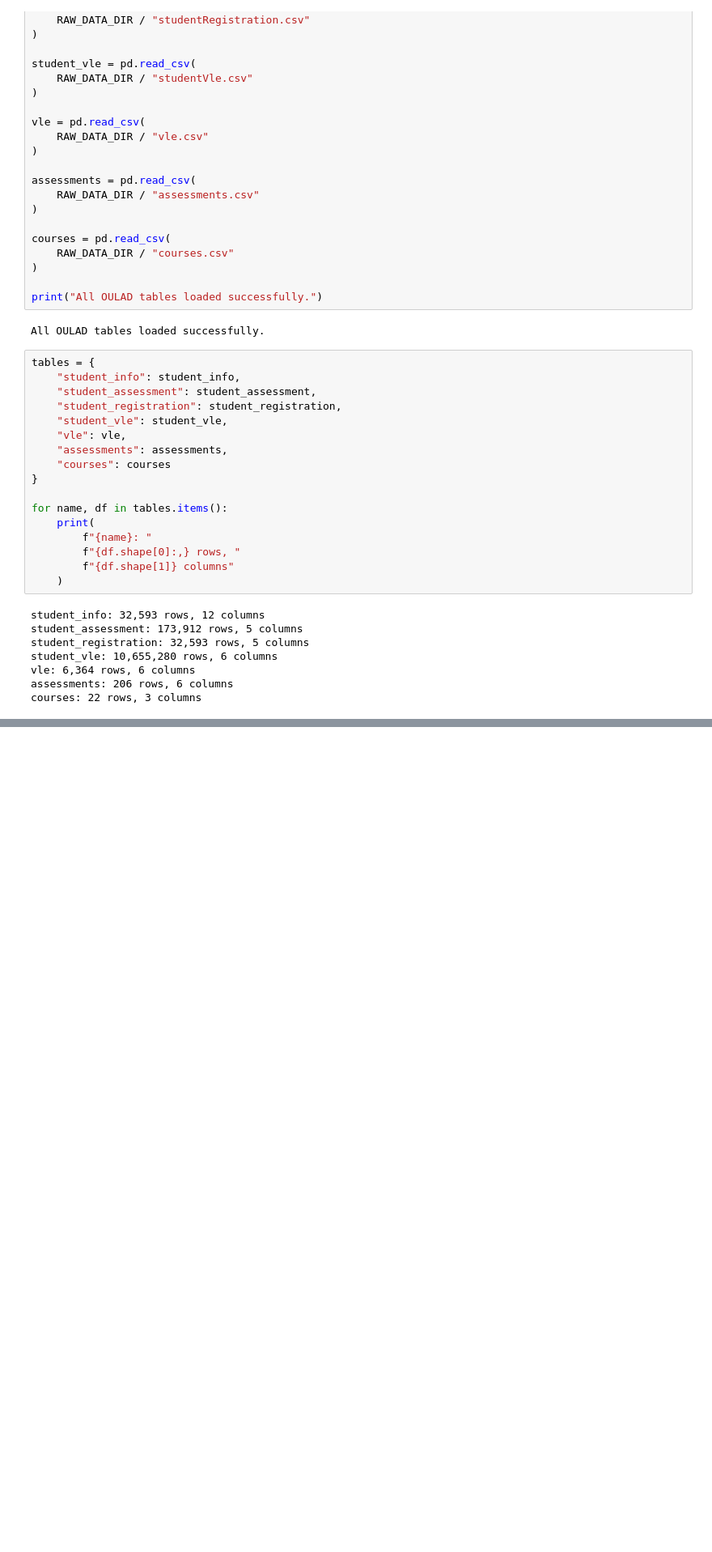
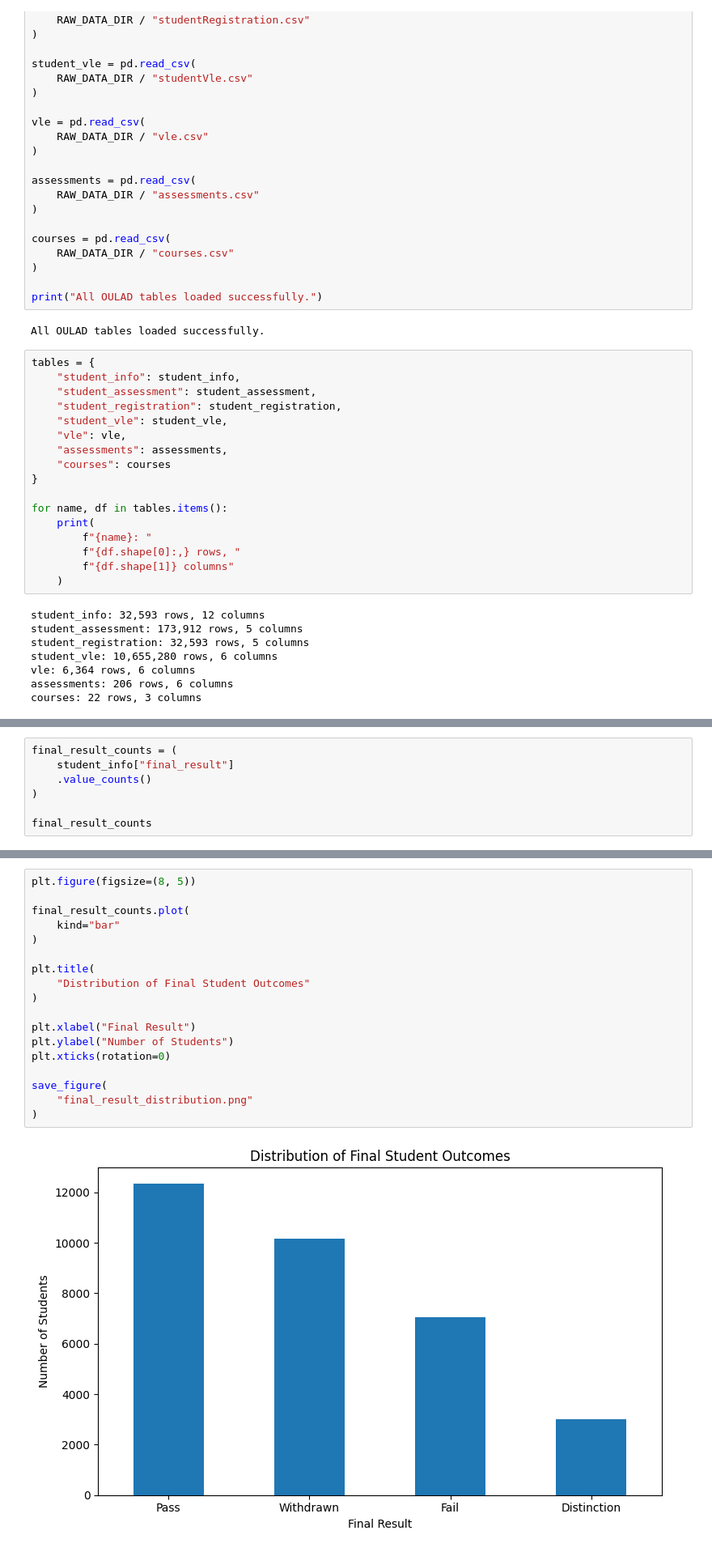
Before and after one commit to maverick8675309/seaid-framework, a Jupyter notebook: Notebooks/01_data_exploration.ipynb, the cells around one changed output, grey strips where cells are left out. Shown at 81% size. Saved outputs shown, nothing was run; the diff lists cells and outputs as text; blank space fills up the shorter version.

```diff
--- a/Notebooks/01_data_exploration.ipynb
+++ b/Notebooks/01_data_exploration.ipynb
@@ -198,0 +296,7 @@ courses: 22 rows, 3 columns
+# %%
+final_result_counts = (
+    student_info["final_result"]
+    .value_counts()
+)
+
+final_result_counts
@@ -198,0 +311,20 @@ courses: 22 rows, 3 columns
+# %%
+plt.figure(figsize=(8, 5))
+
+final_result_counts.plot(
+    kind="bar"
+)
+
+plt.title(
+    "Distribution of Final Student Outcomes"
+)
+
+plt.xlabel("Final Result")
+plt.ylabel("Number of Students")
+plt.xticks(rotation=0)
+
+save_figure(
+    "final_result_distribution.png"
+)
+# %% [output]
+[figure, added]
```
Also changed, not shown: parts of 6 cells of this notebook.
